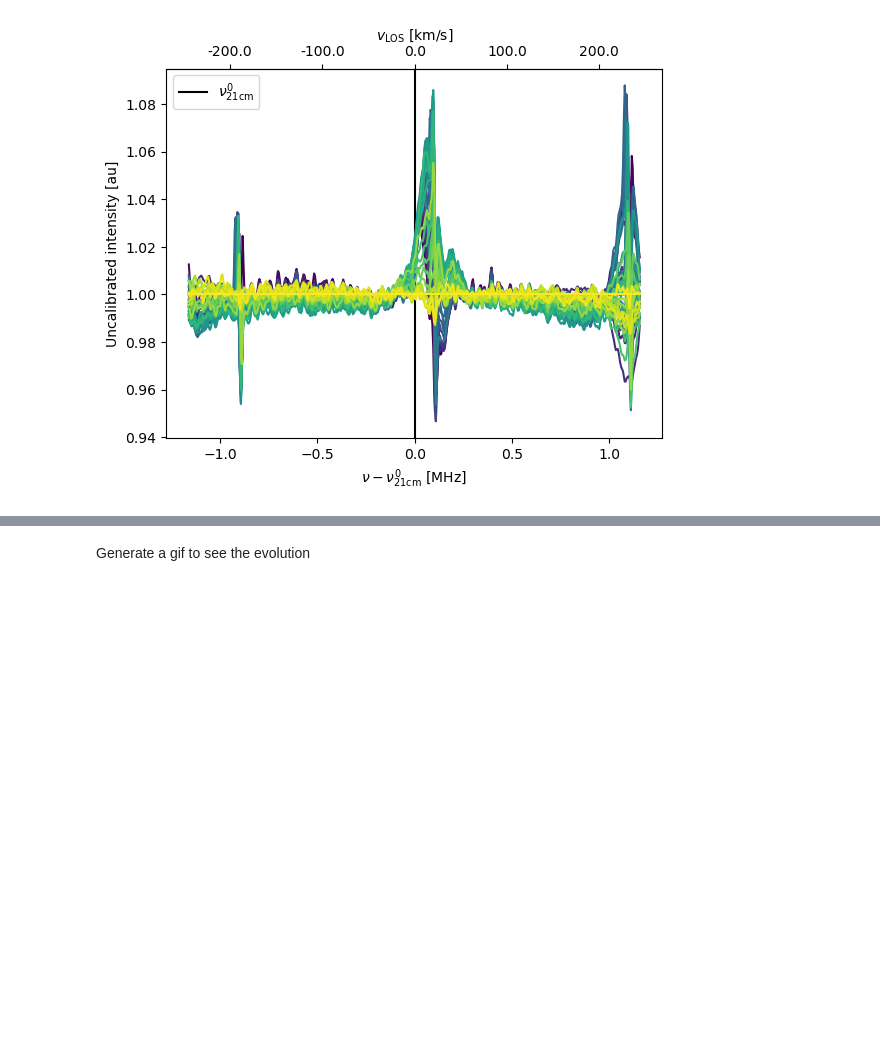
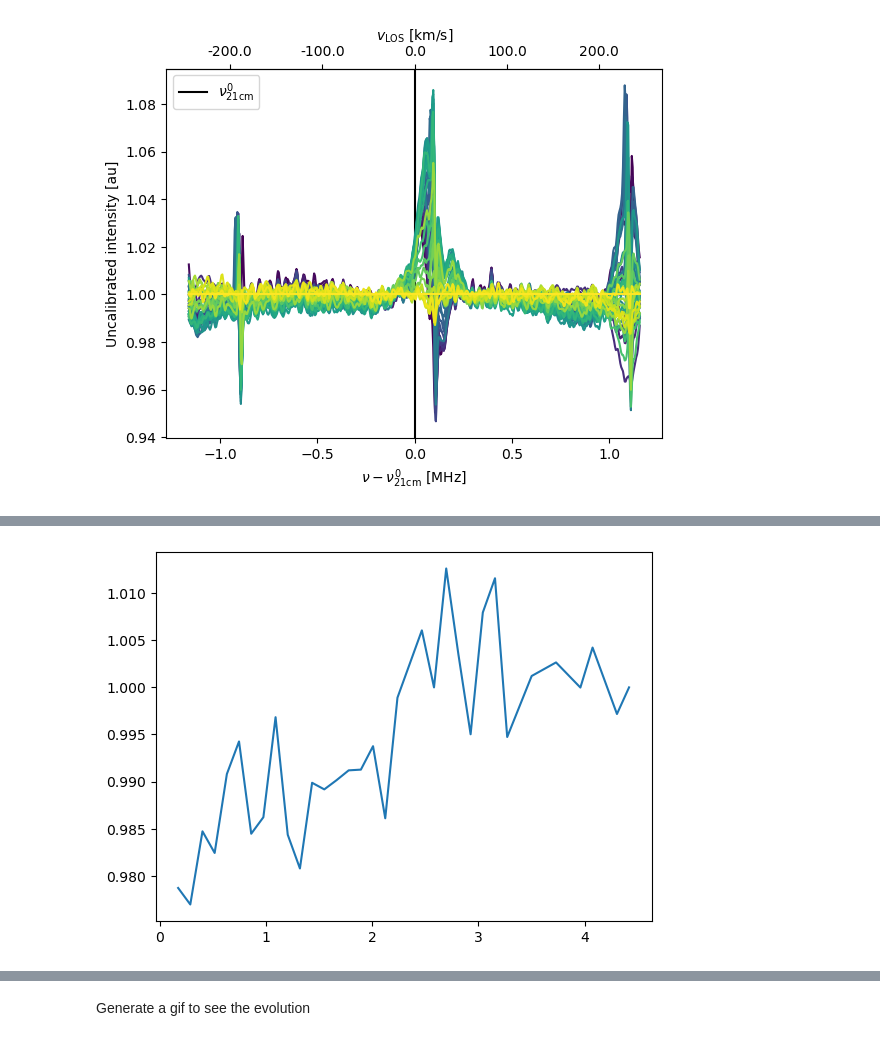
Before and after one commit to EmmanuelSchaan/DIY21cm, a Jupyter notebook: mw_detection_transiting_20250525.ipynb, the cells around one changed output, grey strips where cells are left out. Drawn from its saved outputs; the diff is of its cells as text; code cells hidden in the pictures; blank space fills up the shorter version.

```diff
--- a/mw_detection_transiting_20250525.ipynb
+++ b/mw_detection_transiting_20250525.ipynb
@@ -186,0 +275,15 @@ fig, ax, ax2 = d21.plot(FOn, POnOverLastRescaled)
+# %%
+POnOverRefRescaledMasked = POnOverRefRescaled[indices,:]
+FOnMasked = FOn[indices,:]
+expOnHoursMasked = expOnHours[indices]
+AmpOverRefMasked = AmpOverRef[indices]
+# %%
+fig=plt.figure(0)
+ax=fig.add_subplot(111)
+#
+ax.plot(expOnHoursMasked, AmpOverRefMasked)
+
+#
+plt.show()
+# %% [output]
+[figure, added]
```
Also changed, not shown: parts of 47 cells of this notebook.
